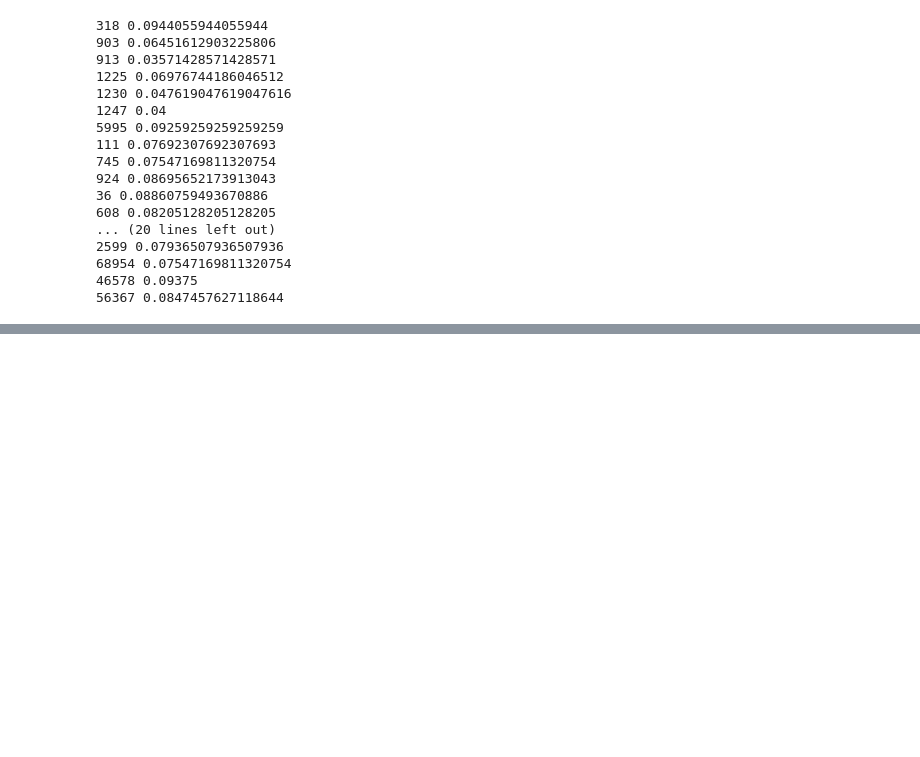
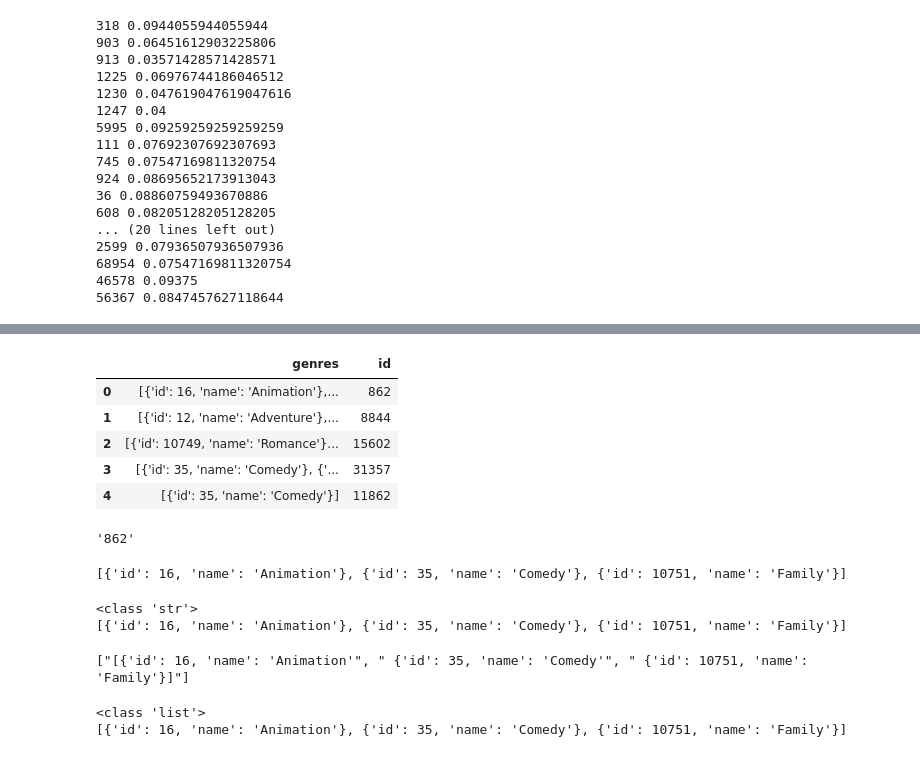
Before and after one commit to kninad/prob-emb, a Jupyter notebook: utils/movie-data-stats.ipynb, the cells around one changed output, grey strips where cells are left out. Cells and saved outputs as stored; diff of their text form; code cells hidden in the pictures; blank space fills up the shorter version.

```diff
--- a/utils/movie-data-stats.ipynb
+++ b/utils/movie-data-stats.ipynb
@@ -237,0 +264,38 @@ for k in final_dict.keys():
+# %%
+df_meta = df_meta[['genres', 'id']]
+# %%
+df_meta.head(5)
+# %% [output]
+|  | genres | id |
+| 0 | [{'id': 16, 'name': 'Animation'},... | 862 |
+| 1 | [{'id': 12, 'name': 'Adventure'},... | 8844 |
+| 2 | [{'id': 10749, 'name': 'Romance'}... | 15602 |
+| 3 | [{'id': 35, 'name': 'Comedy'}, {'... | 31357 |
+| 4 | [{'id': 35, 'name': 'Comedy'}] | 11862 |
+# %%
+df_meta.loc[0].id
+# %% [output]
+'862'
+# %%
+print(df_meta.loc[0,'genres'])
+# %% [output]
+[{'id': 16, 'name': 'Animation'}, {'id': 35, 'name': 'Comedy'}, {'id': 10751, 'name': 'Family'}]
+# %%
+x = df_meta.loc[0,'genres']
+print(type(x))
+print(x)
+# %% [output]
+<class 'str'>
+[{'id': 16, 'name': 'Animation'}, {'id': 35, 'name': 'Comedy'}, {'id': 10751, 'name': 'Family'}]
+# %%
+s = x.split('},')
+print(s)
+# %% [output]
+["[{'id': 16, 'name': 'Animation'", " {'id': 35, 'name': 'Comedy'", " {'id': 10751, 'name': 'Family'}]"]
+# %%
+tmp = ast.literal_eval(x)
+print(type(tmp))
+print(tmp)
+# %% [output]
+<class 'list'>
+[{'id': 16, 'name': 'Animation'}, {'id': 35, 'name': 'Comedy'}, {'id': 10751, 'name': 'Family'}]
```
Also changed, not shown: parts of 16 cells of this notebook.
